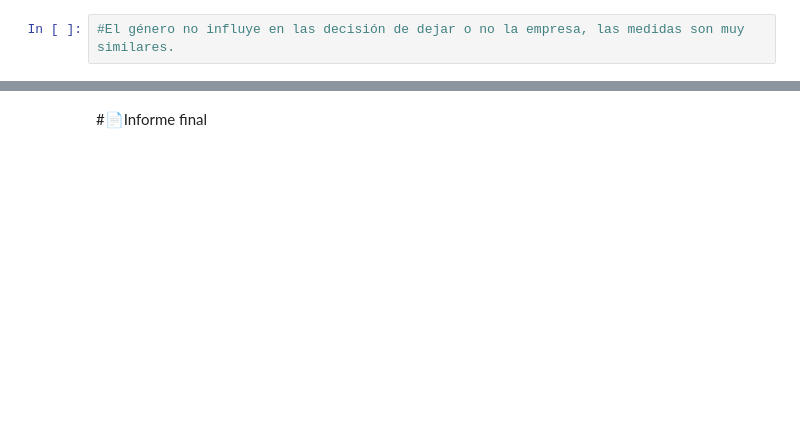
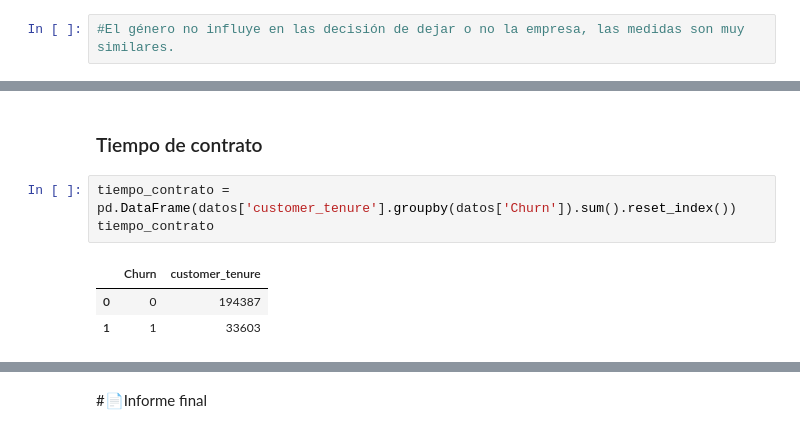
Before and after one commit to Fvargasv/Challenge-X-, a Jupyter notebook: TelecomX_LATAM.ipynb, the cells around one changed output, grey strips where cells are left out. Drawn from its saved outputs; the diff is of its cells as text; blank space fills up the shorter version.

```diff
--- a/TelecomX_LATAM.ipynb
+++ b/TelecomX_LATAM.ipynb
@@ -565,0 +628,9 @@ fig.show()
+# %% [markdown]
+### Tiempo de contrato
+# %%
+tiempo_contrato = pd.DataFrame(datos['customer_tenure'].groupby(datos['Churn']).sum().reset_index())
+tiempo_contrato
+# %% [output]
+|  | Churn | customer_tenure |
+| 0 | 0 | 194387 |
+| 1 | 1 | 33603 |
```
Also changed, not shown: parts of 11 cells of this notebook.
